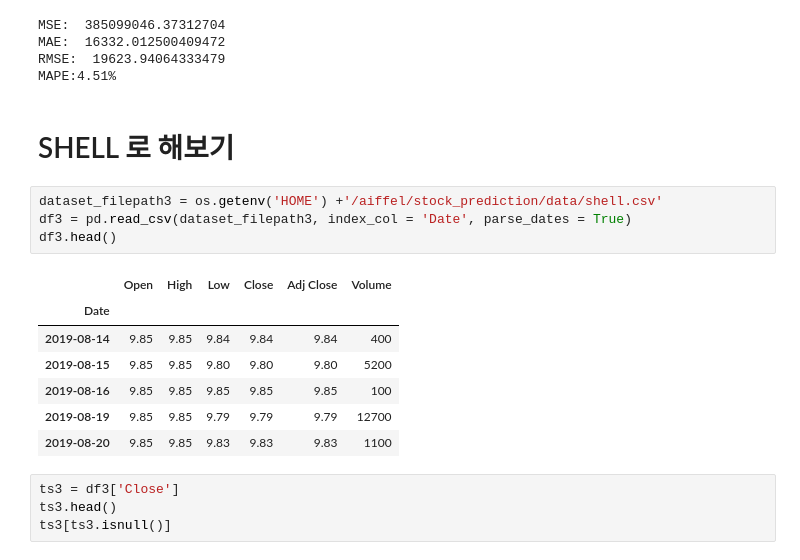
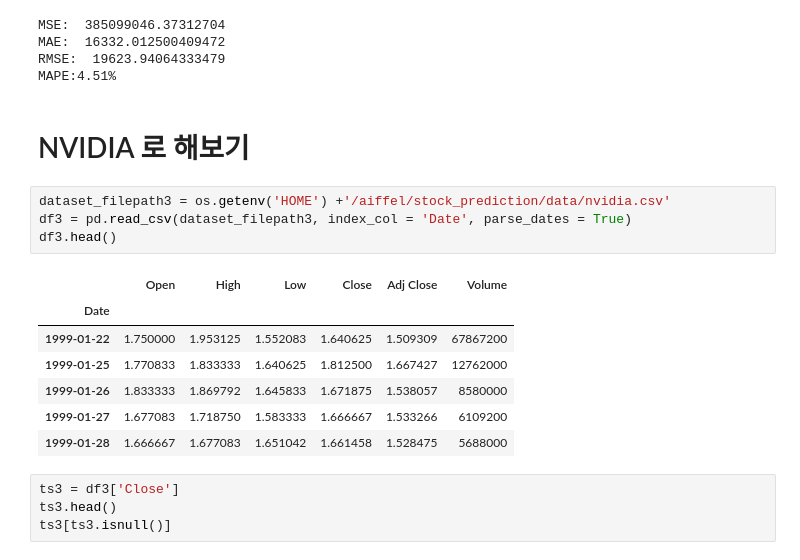
Before and after one commit to scaleator/Aiffel, a Jupyter notebook: E6-StockPrediction.ipynb, the cells around one changed output. Drawn from its saved outputs; the diff is of its cells as text.

```diff
--- a/E6-StockPrediction.ipynb
+++ b/E6-StockPrediction.ipynb
@@ -443,19 +443,19 @@ MAE:  16332.012500409472
 RMSE:  19623.94064333479
 MAPE:4.51%
 # %% [markdown]
-# SHELL 로 해보기
+# NVIDIA 로 해보기
 # %%
-dataset_filepath3 = os.getenv('HOME') +'/aiffel/stock_prediction/data/shell.csv'
+dataset_filepath3 = os.getenv('HOME') +'/aiffel/stock_prediction/data/nvidia.csv'
 df3 = pd.read_csv(dataset_filepath3, index_col = 'Date', parse_dates = True)
 df3.head()
 # %% [output]
 |  | Open | High | Low | Close | Adj Close | Volume |
 | Date |  |  |  |  |  |  |
-| 2019-08-14 | 9.85 | 9.85 | 9.84 | 9.84 | 9.84 | 400 |
-| 2019-08-15 | 9.85 | 9.85 | 9.80 | 9.80 | 9.80 | 5200 |
-| 2019-08-16 | 9.85 | 9.85 | 9.85 | 9.85 | 9.85 | 100 |
-| 2019-08-19 | 9.85 | 9.85 | 9.79 | 9.79 | 9.79 | 12700 |
-| 2019-08-20 | 9.85 | 9.85 | 9.83 | 9.83 | 9.83 | 1100 |
+| 1999-01-22 | 1.750000 | 1.953125 | 1.552083 | 1.640625 | 1.509309 | 67867200 |
+| 1999-01-25 | 1.770833 | 1.833333 | 1.640625 | 1.812500 | 1.667427 | 12762000 |
+| 1999-01-26 | 1.833333 | 1.869792 | 1.645833 | 1.671875 | 1.538057 | 8580000 |
+| 1999-01-27 | 1.677083 | 1.718750 | 1.583333 | 1.666667 | 1.533266 | 6109200 |
+| 1999-01-28 | 1.666667 | 1.677083 | 1.651042 | 1.661458 | 1.528475 | 5688000 |
 # %%
 ts3 = df3['Close']
 ts3.head()
```
Also changed, not shown: parts of 8 cells of this notebook.
